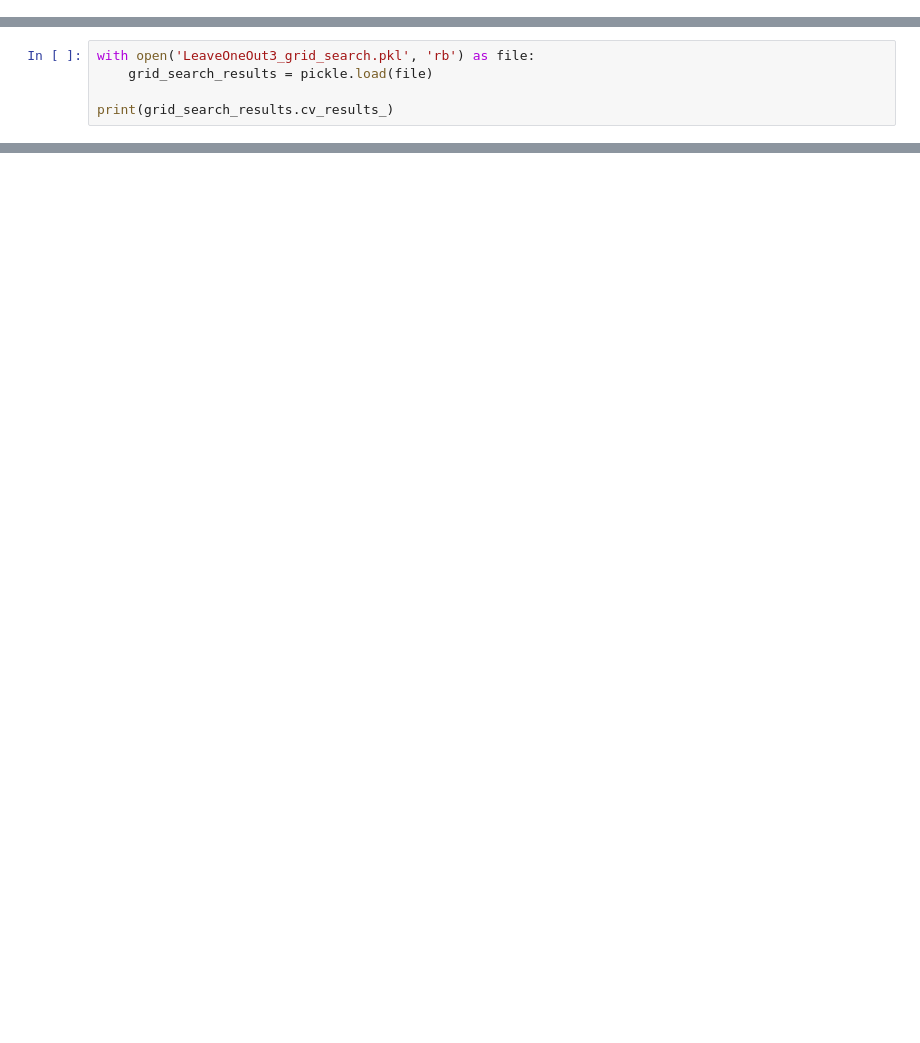
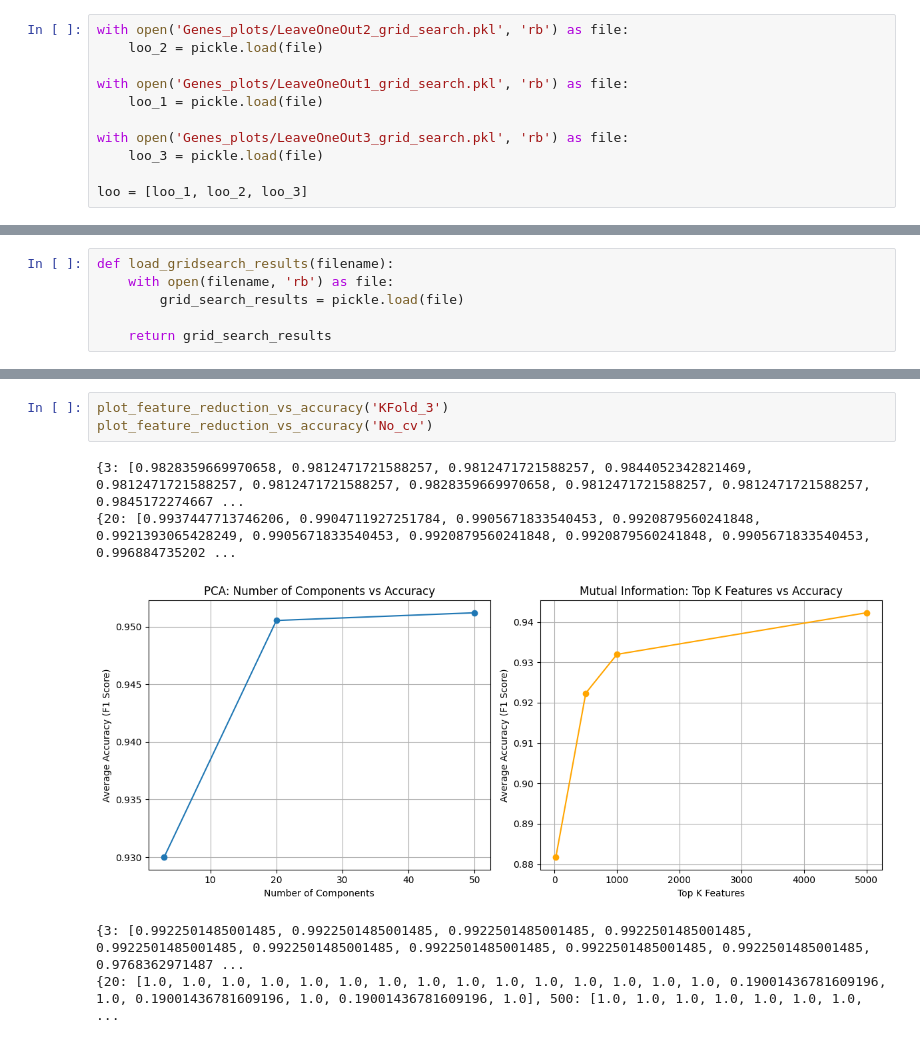
Before and after one commit to xenia-d/Pattern-Recognition-Gr7, a Jupyter notebook: Assignment-2/grid_search_evaluation.ipynb, the cells around one changed output, grey strips where cells are left out. Cells and saved outputs as stored; diff of their text form; blank space fills up the shorter version.

```diff
--- a/Assignment-2/grid_search_evaluation.ipynb
+++ b/Assignment-2/grid_search_evaluation.ipynb
@@ -30,0 +15,11 @@ print(np.__version__)
+# %%
+with open('Genes_plots/LeaveOneOut2_grid_search.pkl', 'rb') as file:
+    loo_2 = pickle.load(file)
+
+with open('Genes_plots/LeaveOneOut1_grid_search.pkl', 'rb') as file:
+    loo_1 = pickle.load(file)
+
+with open('Genes_plots/LeaveOneOut3_grid_search.pkl', 'rb') as file:
+    loo_3 = pickle.load(file)
+
+loo = [loo_1, loo_2, loo_3]
@@ -31,5 +66,6 @@ print(np.__version__)
 # %%
-with open('LeaveOneOut3_grid_search.pkl', 'rb') as file:
-    grid_search_results = pickle.load(file)
+def load_gridsearch_results(filename):
+    with open(filename, 'rb') as file:
+        grid_search_results = pickle.load(file)
 
-print(grid_search_results.cv_results_)
+    return grid_search_results
@@ -135,0 +309,9 @@ ranked_by_combined_time[['params'][0]][0]
+# %%
+plot_feature_reduction_vs_accuracy('KFold_3')
+plot_feature_reduction_vs_accuracy('No_cv')
+# %% [output]
+{3: [0.9828359669970658, 0.9812471721588257, 0.9812471721588257, 0.9844052342821469, 0.9812471721588257, 0.9812471721588257, 0.9828359669970658, 0.9812471721588257, 0.9812471721588257, 0.9845172274667 ...
+{20: [0.9937447713746206, 0.9904711927251784, 0.9905671833540453, 0.9920879560241848, 0.9921393065428249, 0.9905671833540453, 0.9920879560241848, 0.9920879560241848, 0.9905671833540453, 0.996884735202 ...
+[figure, added]
+{3: [0.9922501485001485, 0.9922501485001485, 0.9922501485001485, 0.9922501485001485, 0.9922501485001485, 0.9922501485001485, 0.9922501485001485, 0.9922501485001485, 0.9922501485001485, 0.9768362971487 ...
+{20: [1.0, 1.0, 1.0, 1.0, 1.0, 1.0, 1.0, 1.0, 1.0, 1.0, 1.0, 1.0, 1.0, 1.0, 1.0, 0.19001436781609196, 1.0, 0.19001436781609196, 1.0, 0.19001436781609196, 1.0], 500: [1.0, 1.0, 1.0, 1.0, 1.0, 1.0, 1.0, ...
```
Also changed, not shown: parts of 22 cells of this notebook, 1 other file.
